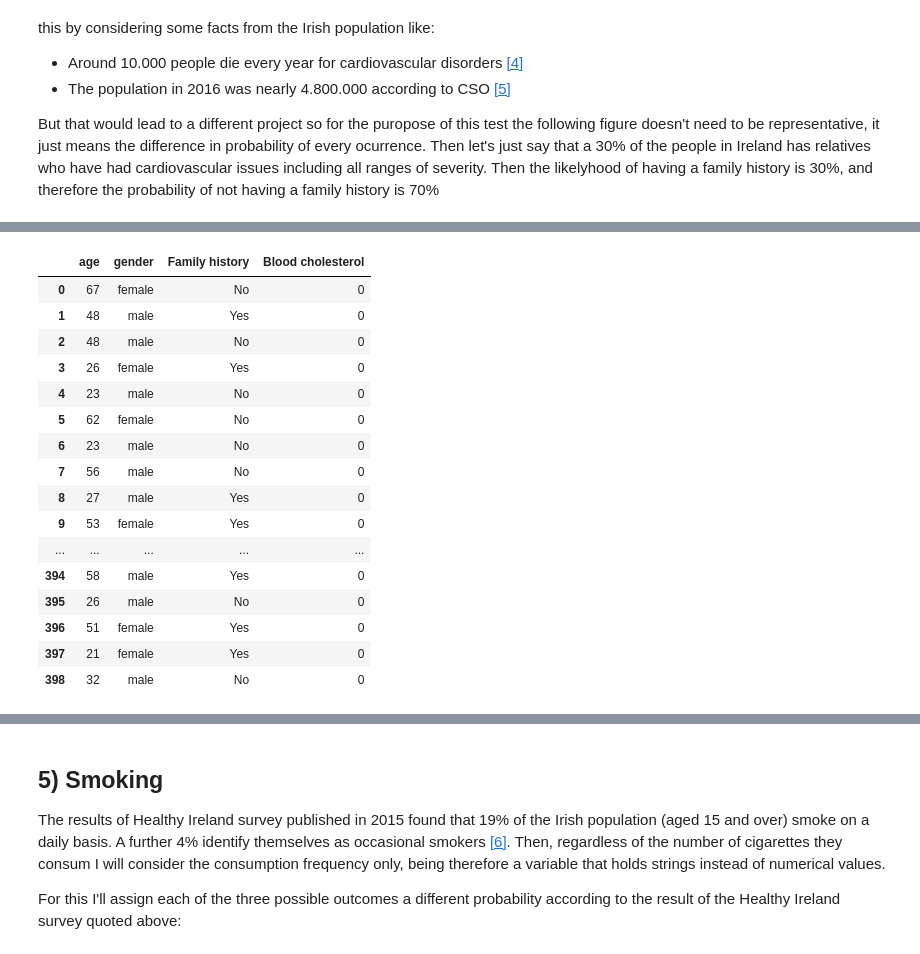
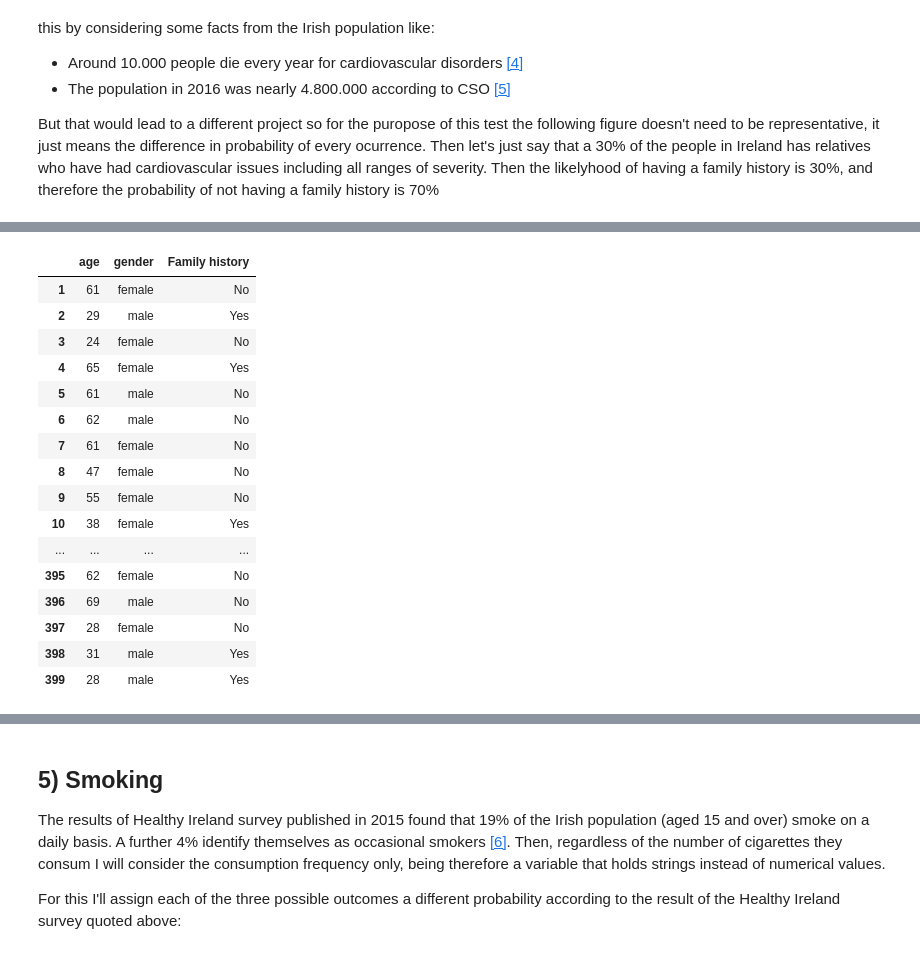
Before and after one commit to Carloselrecharlie/Project-Programming-for-DA, a Jupyter notebook: Synthesis of a data set.ipynb, the cells around one changed output, grey strips where cells are left out. Drawn from its saved outputs; the diff is of its cells as text; code cells hidden in the pictures.

```diff
--- a/Synthesis of a data set.ipynb
+++ b/Synthesis of a data set.ipynb
@@ -104,24 +115,25 @@ When it comes to this variable itself, it is numerical and depending on how spec
 # %%
-bloodChol = np.zeros([400])
 # Create a table with the synthetised data set
-df = pd.DataFrame({'age': age, 'gender': gender, 'Family history': fHist, 'Blood cholesterol': bloodChol})
+df = pd.DataFrame({'age': age, 'gender': gender, 'Family history': fHist})
+# to start the index from 1 rather than 0
+df.index = np.arange(1, len(df) + 1)
 # Align the columns at the center with the style feature
 df.style.set_properties(**{'text-align': 'center'})
 # %% [output]
-|  | age | gender | Family history | Blood cholesterol |
-| 0 | 67 | female | No | 0 |
-| 1 | 48 | male | Yes | 0 |
-| 2 | 48 | male | No | 0 |
-| 3 | 26 | female | Yes | 0 |
-| 4 | 23 | male | No | 0 |
-| 5 | 62 | female | No | 0 |
-| 6 | 23 | male | No | 0 |
-| 7 | 56 | male | No | 0 |
-| 8 | 27 | male | Yes | 0 |
-| 9 | 53 | female | Yes | 0 |
-| ... | ... | ... | ... | ... |
-| 394 | 58 | male | Yes | 0 |
-| 395 | 26 | male | No | 0 |
-| 396 | 51 | female | Yes | 0 |
-| 397 | 21 | female | Yes | 0 |
-| 398 | 32 | male | No | 0 |
+|  | age | gender | Family history |
+| 1 | 61 | female | No |
+| 2 | 29 | male | Yes |
+| 3 | 24 | female | No |
+| 4 | 65 | female | Yes |
+| 5 | 61 | male | No |
+| 6 | 62 | male | No |
+| 7 | 61 | female | No |
+| 8 | 47 | female | No |
+| 9 | 55 | female | No |
+| 10 | 38 | female | Yes |
+| ... | ... | ... | ... |
+| 395 | 62 | female | No |
+| 396 | 69 | male | No |
+| 397 | 28 | female | No |
+| 398 | 31 | male | Yes |
+| 399 | 28 | male | Yes |
```
Also changed, not shown: parts of 27 cells of this notebook, 1 other file.
